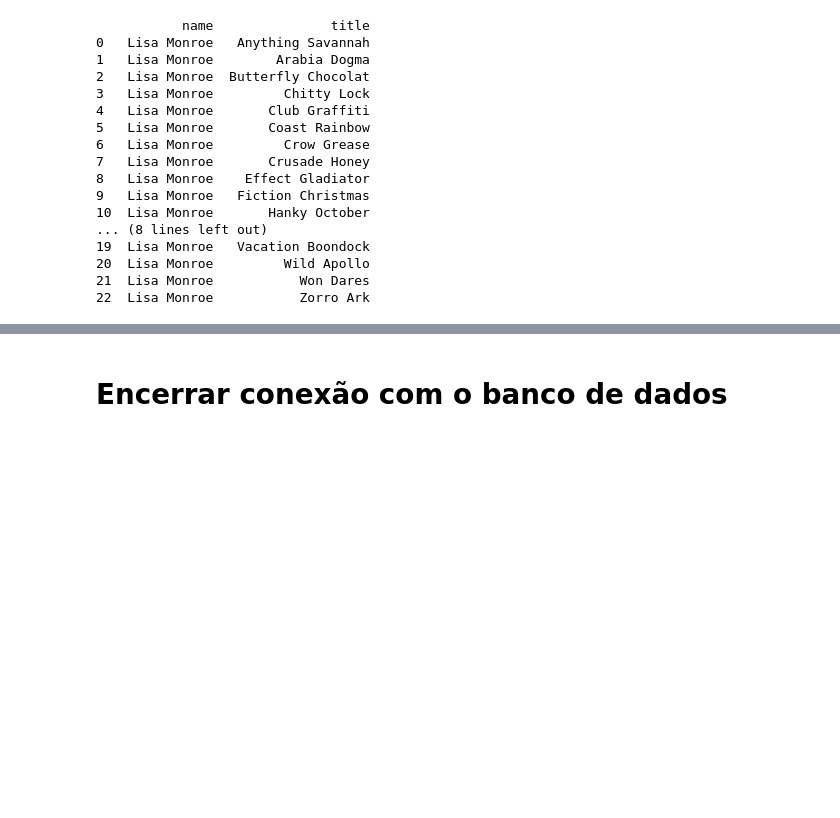
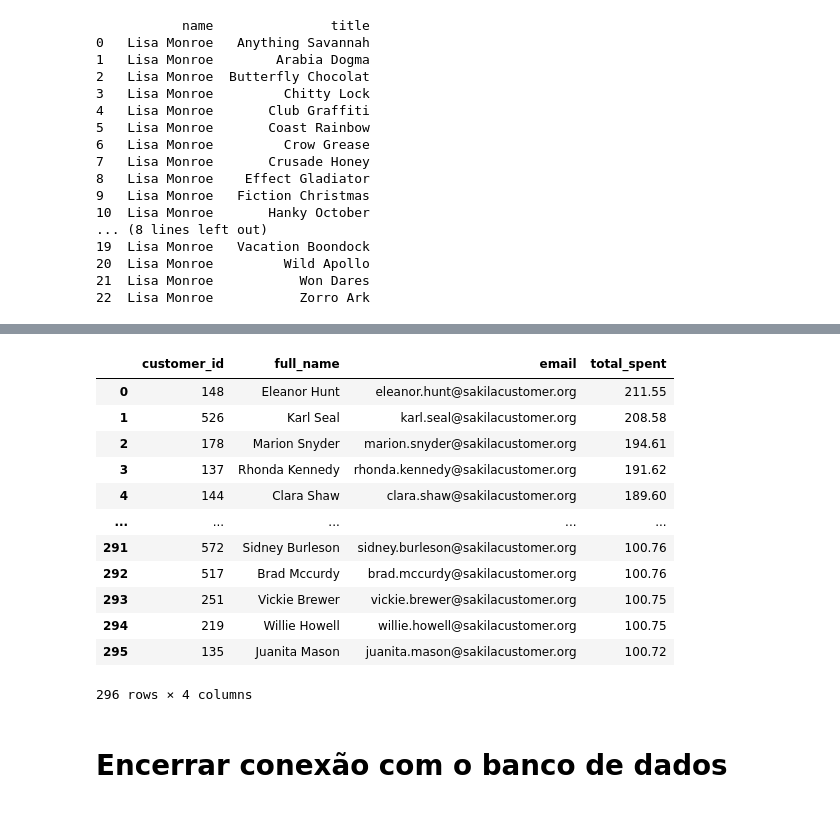
Before and after one commit to LRLeite/Data-Analytics, a Jupyter notebook: Explorando Dados com SQL/dvd_rental.ipynb, the cells around one changed output, grey strips where cells are left out. Saved outputs shown, nothing was run; the diff lists cells and outputs as text; code cells hidden in the pictures; blank space fills up the shorter version.

```diff
--- a/Explorando Dados com SQL/dvd_rental.ipynb
+++ b/Explorando Dados com SQL/dvd_rental.ipynb
@@ -370,3 +431,46 @@ print(df_15)
+# %%
+#Selecionar s consumidores que gastaram mais de $100 na loja, utilizando tabela temporária para mostrar também o valor gasto por cada consumidor
+query_17 = '''
+WITH CustomerSpending AS (
+    SELECT
+        customer_id,
+        SUM(amount) AS total_spent
+    FROM
+        payment
+    GROUP BY
+        customer_id
+    HAVING
+        SUM(amount) > 100
+)
+SELECT
+    c.customer_id,
+    c.first_name || ' ' || c.last_name AS full_name,
+    c.email,
+    cs.total_spent
+FROM
+    customer c
+JOIN
+    CustomerSpending cs ON c.customer_id = cs.customer_id
+ORDER BY
+    cs.total_spent DESC;
+'''
+
+df_17 = pd.read_sql_query(query_17, engine)
+display(df_17)
+# %% [output]
+|  | customer_id | full_name | email | total_spent |
+| 0 | 148 | Eleanor Hunt | eleanor.hunt@sakilacustomer.org | 211.55 |
+| 1 | 526 | Karl Seal | karl.seal@sakilacustomer.org | 208.58 |
+| 2 | 178 | Marion Snyder | marion.snyder@sakilacustomer.org | 194.61 |
+| 3 | 137 | Rhonda Kennedy | rhonda.kennedy@sakilacustomer.org | 191.62 |
+| 4 | 144 | Clara Shaw | clara.shaw@sakilacustomer.org | 189.60 |
+| ... | ... | ... | ... | ... |
+| 291 | 572 | Sidney Burleson | sidney.burleson@sakilacustomer.org | 100.76 |
+| 292 | 517 | Brad Mccurdy | brad.mccurdy@sakilacustomer.org | 100.76 |
+| 293 | 251 | Vickie Brewer | vickie.brewer@sakilacustomer.org | 100.75 |
+| 294 | 219 | Willie Howell | willie.howell@sakilacustomer.org | 100.75 |
+| 295 | 135 | Juanita Mason | juanita.mason@sakilacustomer.org | 100.72 |
+296 rows × 4 columns
 # %% [markdown]
 **<h1>Encerrar conexão com o banco de dados</h1>**
 # %%
```
Also changed, not shown: parts of 9 cells of this notebook.
